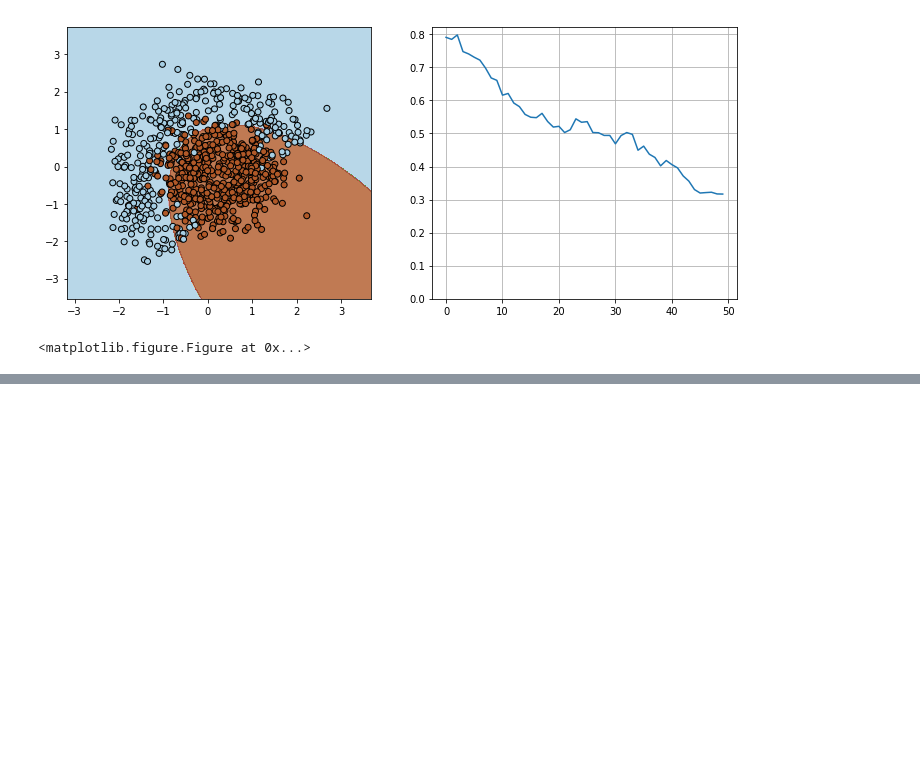
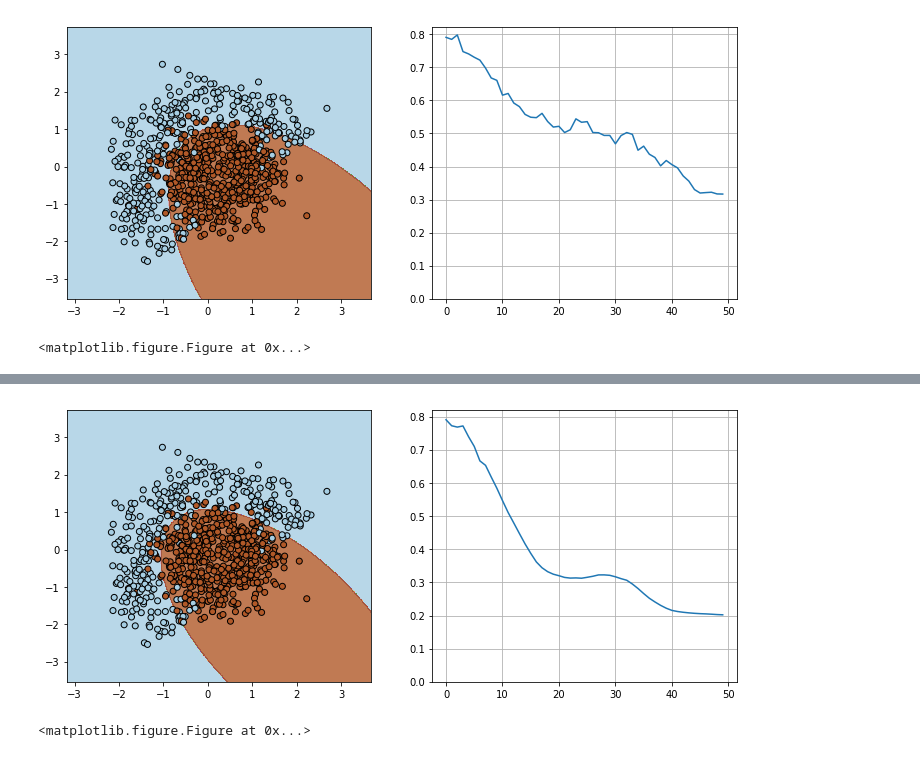
Before and after one commit to CarrollNew/deep-learning-2018, a Jupyter notebook: homework_1/task1.ipynb, the cells around one changed output, grey strips where cells are left out. Cells and saved outputs as stored; diff of their text form; code cells hidden in the pictures; blank space fills up the shorter version.

```diff
--- a/homework_1/task1.ipynb
+++ b/homework_1/task1.ipynb
@@ -167,31 +171,34 @@ w = torch.Tensor([1, 0, 0, 0, 0, 0])
 alpha = 0.02
 # (beta1 coefficient in original paper) exponential decay rate for the 1st moment estimates
 beta = 0.9
 # (beta2 coefficient in original paper) exponential decay rate for the 2nd moment estimates
 mu = 0.999
 # A small constant for numerical stability
 eps = 0.00000001
 
 v = torch.zeros_like(w)
 g = torch.zeros_like(w)
 
 n_iter = 50
 batch_size = 4
 loss = np.zeros(n_iter)
 plt.figure(figsize=(12,5))
 for i in range(n_iter):
     ind = random.sample(range(X.shape[0]), batch_size)
     loss[i] = compute_loss(X, y, w)
     visualize(X[ind,:], y[ind], w, loss, n_iter)
 
     computed_grad = compute_grad(X[ind,:], y[ind], w)
     # it was
     # g = beta * g + (1 - beta) * compute_grad(X[ind,:], y[ind], w)
     # v = mu * v + (1 - mu) * compute_grad(X[ind,:], y[ind], w) ** 2
     g = beta * g + (1 - beta) * computed_grad
-    v = mu * v + (1 - mu) * computed_grad
+    v = mu * v + (1 - mu) * computed_grad ** 2
 
     w = w - alpha * g / (torch.sqrt(v) + eps)
 
 visualize(X, y, w, loss, n_iter)
 plt.clf()
+# %% [output]
+[figure, added]
+<matplotlib.figure.Figure at 0x...>
```
Also changed, not shown: parts of 2 cells of this notebook.
